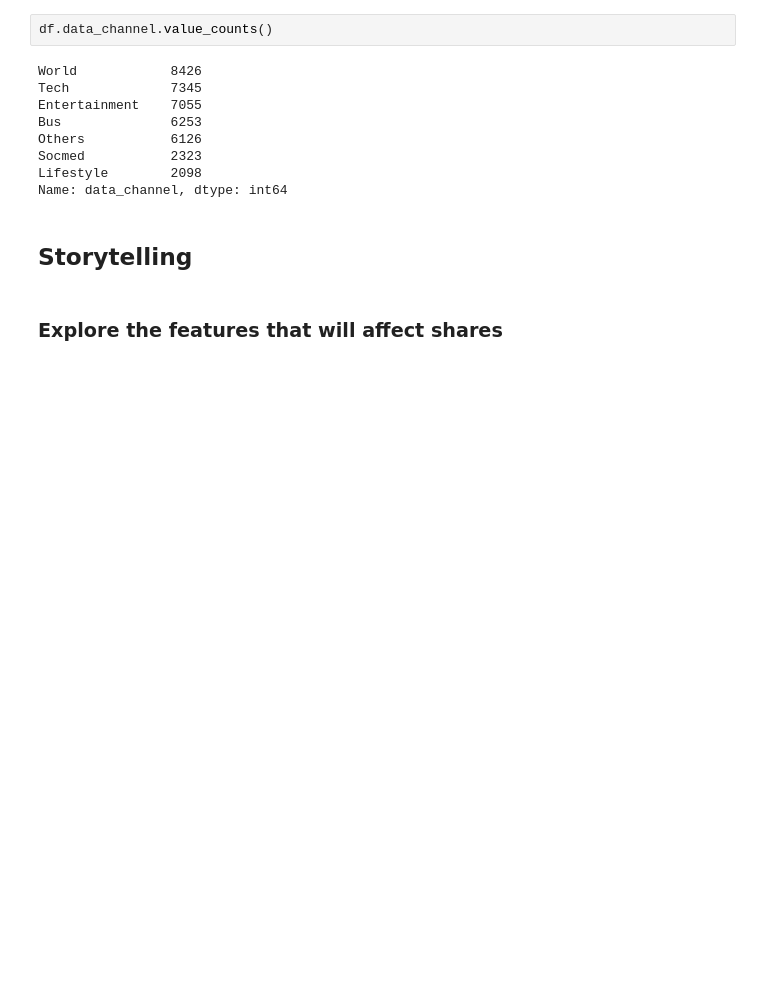
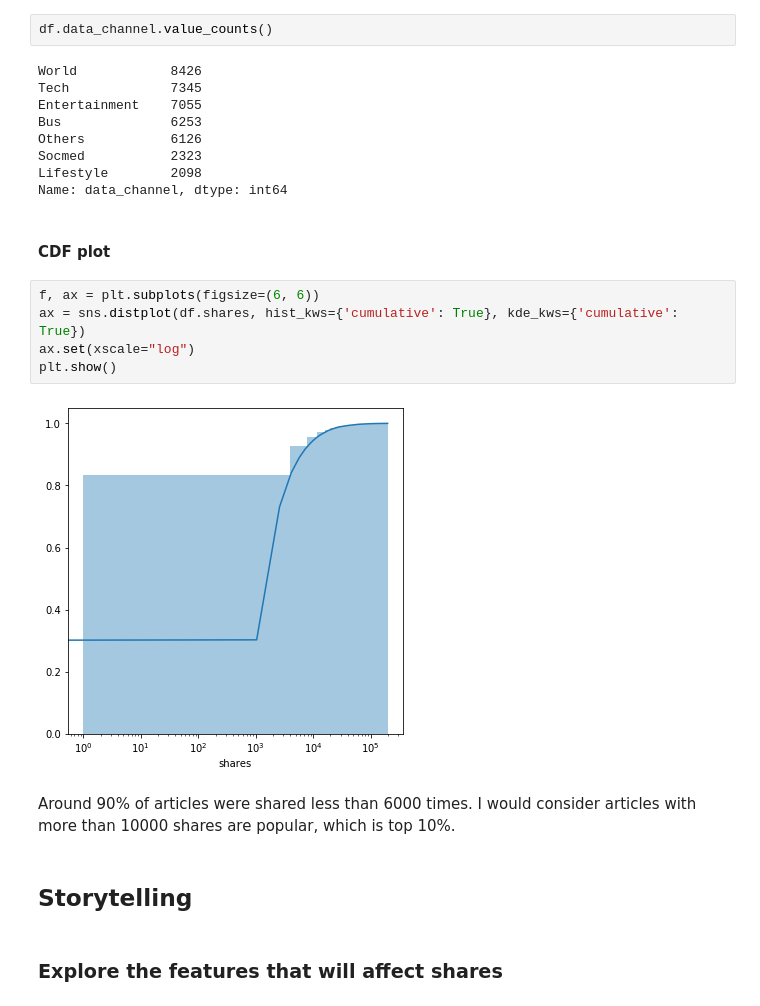
Before and after one commit to csyelise/Capstone-Project2, a Jupyter notebook: online news popularity milestone.ipynb, the cells around one changed output. Cells and saved outputs as stored; diff of their text form; blank space fills up the shorter version.

```diff
--- a/online news popularity milestone.ipynb
+++ b/online news popularity milestone.ipynb
@@ -239,6 +241,17 @@ Others           6126
 Socmed           2323
 Lifestyle        2098
 Name: data_channel, dtype: int64
+# %% [markdown]
+#### CDF plot
+# %%
+f, ax = plt.subplots(figsize=(6, 6))
+ax = sns.distplot(df.shares, hist_kws={'cumulative': True}, kde_kws={'cumulative': True})
+ax.set(xscale="log")
+plt.show()
+# %% [output]
+[figure, added]
+# %% [markdown]
+Around 90% of articles were shared less than 6000 times. I would consider articles with more than 10000 shares are popular, which is top 10%.
 # %% [markdown]
 ## Storytelling
 # %% [markdown]
```
Also changed, not shown: parts of 2 cells of this notebook.
